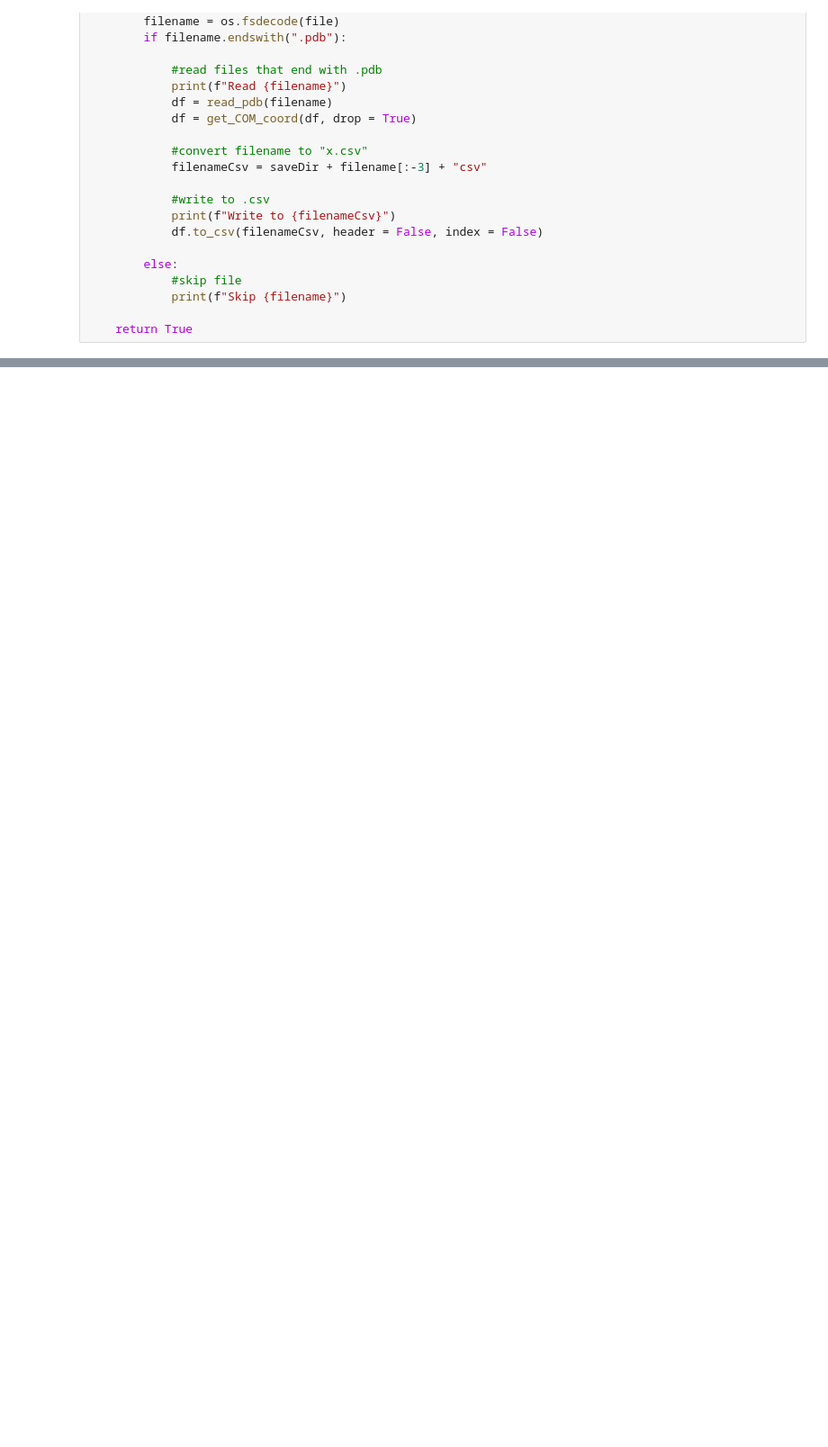
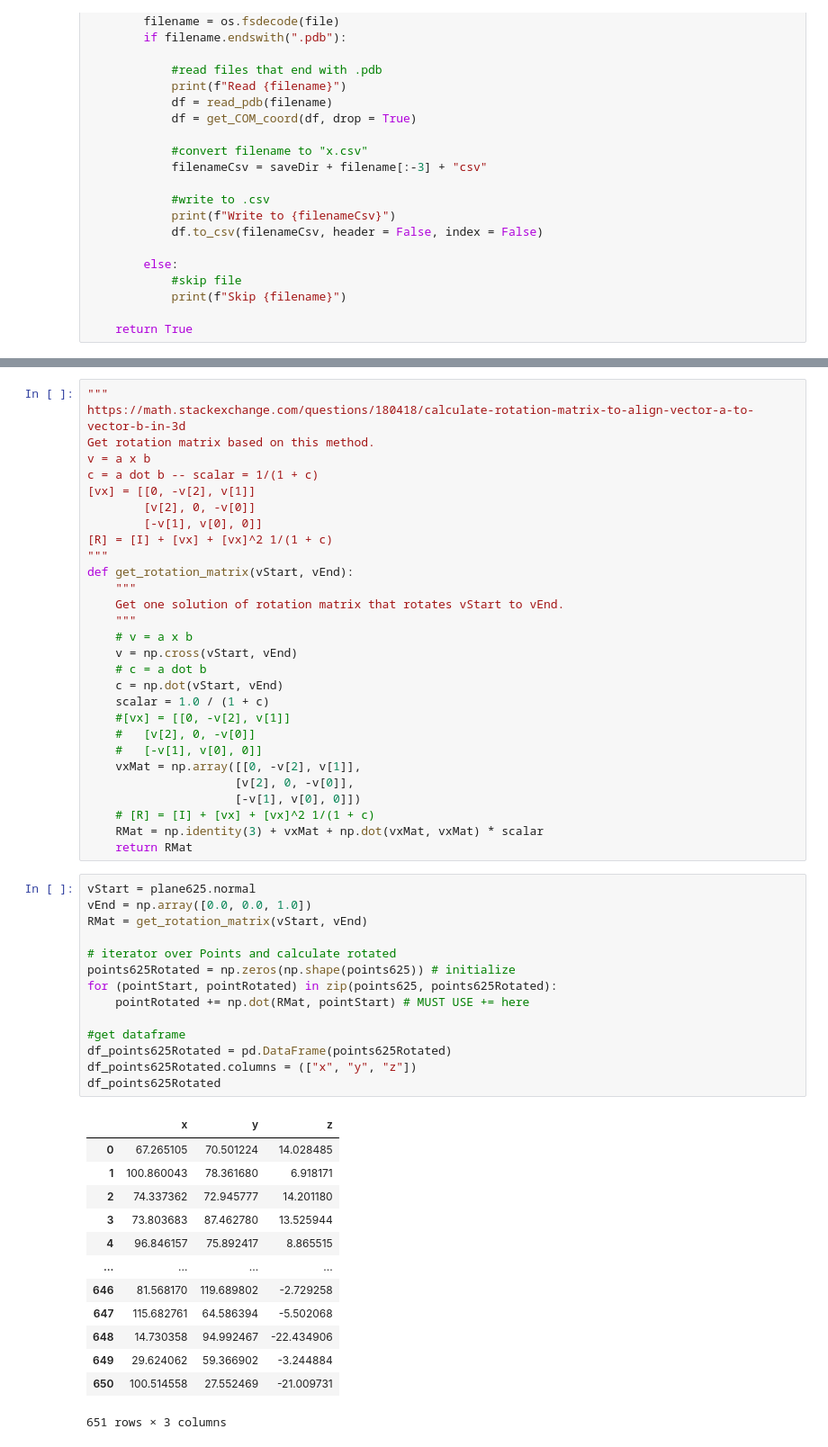
Before and after one commit to yingyue0414/results, a Jupyter notebook: ngag_CoM/convert_pdb_to_xyz_CoM.ipynb, the cells around one changed output, grey strips where cells are left out. Shown: that part at 90% size. Drawn from its saved outputs; the diff is of its cells as text; blank space fills up the shorter version.

```diff
--- a/ngag_CoM/convert_pdb_to_xyz_CoM.ipynb
+++ b/ngag_CoM/convert_pdb_to_xyz_CoM.ipynb
@@ -91,0 +147,57 @@ True
+# %%
+"""
+https://math.stackexchange.com/questions/180418/calculate-rotation-matrix-to-align-vector-a-to-vector-b-in-3d
+Get rotation matrix based on this method.
+v = a x b
+c = a dot b -- scalar = 1/(1 + c)
+[vx] = [[0, -v[2], v[1]]
+        [v[2], 0, -v[0]]
+        [-v[1], v[0], 0]]
+[R] = [I] + [vx] + [vx]^2 1/(1 + c)
+"""
+def get_rotation_matrix(vStart, vEnd):
+    """
+    Get one solution of rotation matrix that rotates vStart to vEnd.
+    """
+    # v = a x b
+    v = np.cross(vStart, vEnd)
+    # c = a dot b
+    c = np.dot(vStart, vEnd)
+    scalar = 1.0 / (1 + c)
+    #[vx] = [[0, -v[2], v[1]]
+    #   [v[2], 0, -v[0]]
+    #   [-v[1], v[0], 0]]
+    vxMat = np.array([[0, -v[2], v[1]],
+                     [v[2], 0, -v[0]],
+                     [-v[1], v[0], 0]])
+    # [R] = [I] + [vx] + [vx]^2 1/(1 + c)
+    RMat = np.identity(3) + vxMat + np.dot(vxMat, vxMat) * scalar
+    return RMat
+# %%
+vStart = plane625.normal
+vEnd = np.array([0.0, 0.0, 1.0])
+RMat = get_rotation_matrix(vStart, vEnd)
+
+# iterator over Points and calculate rotated
+points625Rotated = np.zeros(np.shape(points625)) # initialize
+for (pointStart, pointRotated) in zip(points625, points625Rotated):
+    pointRotated += np.dot(RMat, pointStart) # MUST USE += here
+
+#get dataframe
+df_points625Rotated = pd.DataFrame(points625Rotated)
+df_points625Rotated.columns = (["x", "y", "z"])
+df_points625Rotated
+# %% [output]
+|  | x | y | z |
+| 0 | 67.265105 | 70.501224 | 14.028485 |
+| 1 | 100.860043 | 78.361680 | 6.918171 |
+| 2 | 74.337362 | 72.945777 | 14.201180 |
+| 3 | 73.803683 | 87.462780 | 13.525944 |
+| 4 | 96.846157 | 75.892417 | 8.865515 |
+| ... | ... | ... | ... |
+| 646 | 81.568170 | 119.689802 | -2.729258 |
+| 647 | 115.682761 | 64.586394 | -5.502068 |
+| 648 | 14.730358 | 94.992467 | -22.434906 |
+| 649 | 29.624062 | 59.366902 | -3.244884 |
+| 650 | 100.514558 | 27.552469 | -21.009731 |
+651 rows × 3 columns
```
Also changed, not shown: parts of 14 cells of this notebook, 8 other files.
